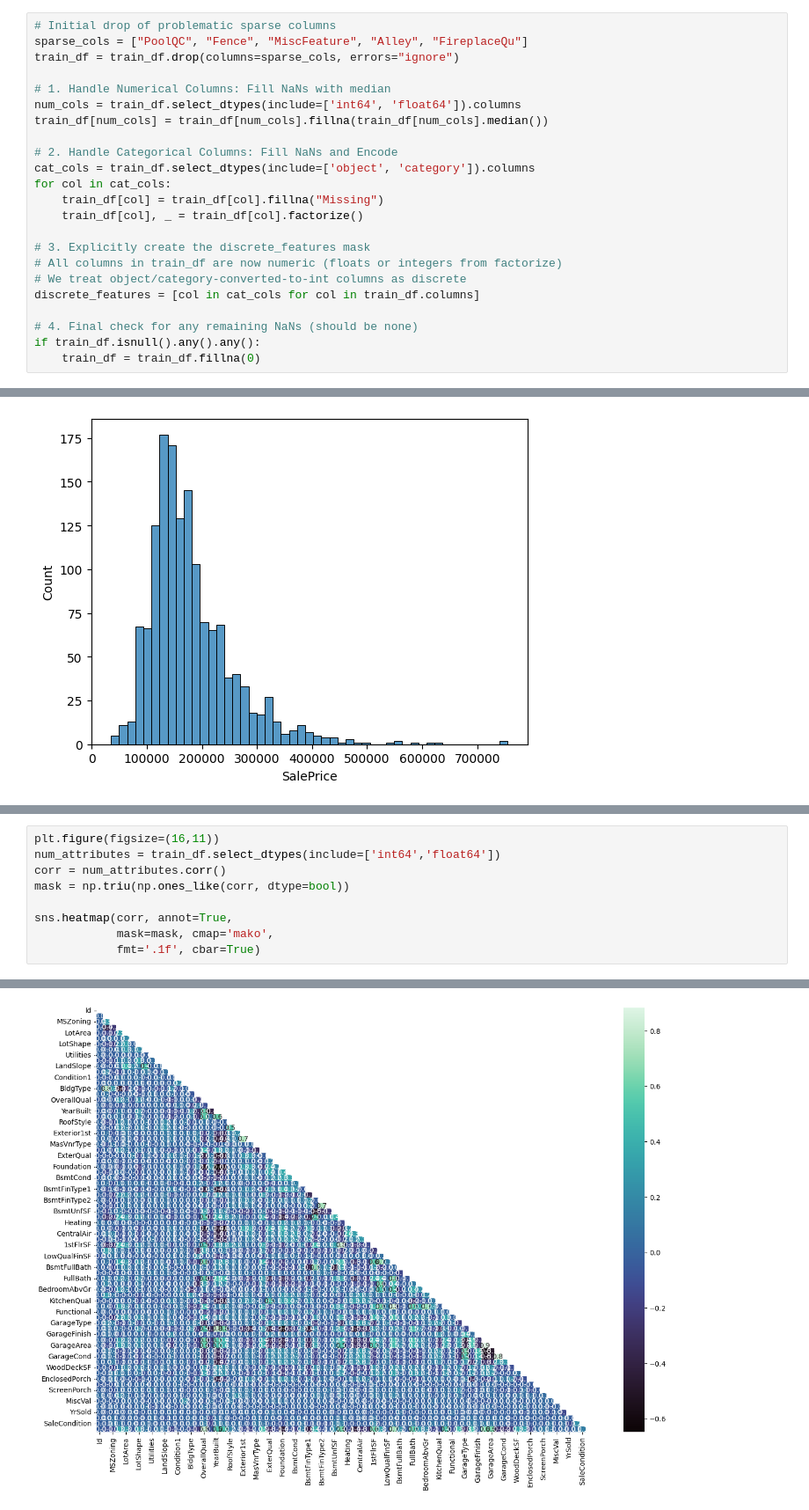
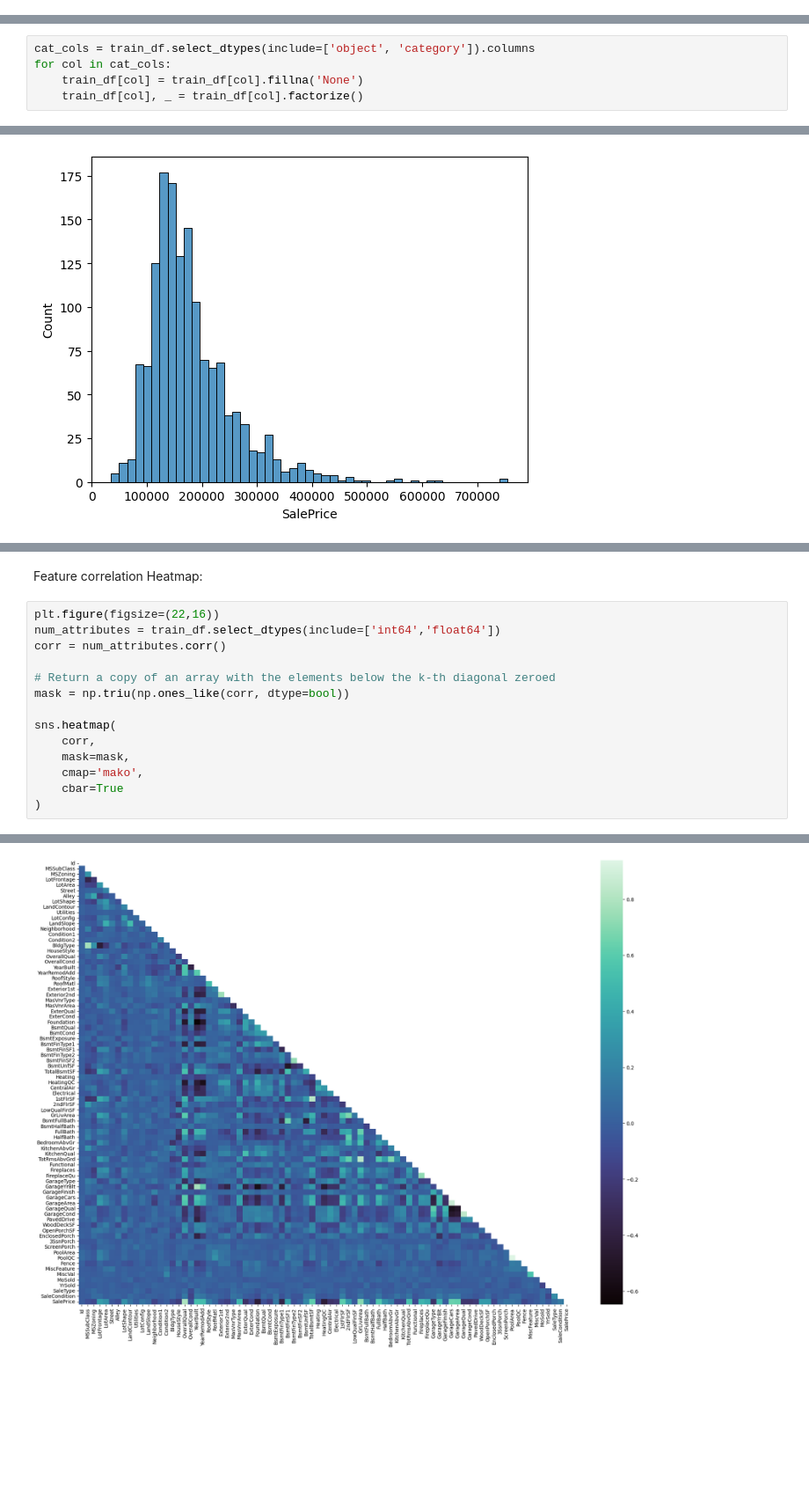
Before and after one commit to viniciusGuerras/pesquisa, a Jupyter notebook: kaggle/house-prices/notebook.ipynb, the cells around one changed output, grey strips where cells are left out. Shown at 88% size. Drawn from its saved outputs; the diff is of its cells as text; blank space fills up the shorter version.

```diff
--- a/kaggle/house-prices/notebook.ipynb
+++ b/kaggle/house-prices/notebook.ipynb
@@ -76,23 +81,0 @@ There are 38 numerical variables
-# %%
-# Initial drop of problematic sparse columns
-sparse_cols = ["PoolQC", "Fence", "MiscFeature", "Alley", "FireplaceQu"]
-train_df = train_df.drop(columns=sparse_cols, errors="ignore")
-
-# 1. Handle Numerical Columns: Fill NaNs with median
-num_cols = train_df.select_dtypes(include=['int64', 'float64']).columns
-train_df[num_cols] = train_df[num_cols].fillna(train_df[num_cols].median())
-
-# 2. Handle Categorical Columns: Fill NaNs and Encode
-cat_cols = train_df.select_dtypes(include=['object', 'category']).columns
-for col in cat_cols:
-    train_df[col] = train_df[col].fillna("Missing")
-    train_df[col], _ = train_df[col].factorize()
-
-# 3. Explicitly create the discrete_features mask
-# All columns in train_df are now numeric (floats or integers from factorize)
-# We treat object/category-converted-to-int columns as discrete
-discrete_features = [col in cat_cols for col in train_df.columns]
-
-# 4. Final check for any remaining NaNs (should be none)
-if train_df.isnull().any().any():
-    train_df = train_df.fillna(0)
@@ -98,0 +100,5 @@ if train_df.isnull().any().any():
+# %%
+cat_cols = train_df.select_dtypes(include=['object', 'category']).columns
+for col in cat_cols:
+    train_df[col] = train_df[col].fillna('None')
+    train_df[col], _ = train_df[col].factorize()
@@ -110,12 +128,19 @@ plt.show()
+# %% [markdown]
+Feature correlation Heatmap:
 # %%
-plt.figure(figsize=(16,11))
+plt.figure(figsize=(22,16))
 num_attributes = train_df.select_dtypes(include=['int64','float64'])
 corr = num_attributes.corr()
+
+# Return a copy of an array with the elements below the k-th diagonal zeroed
 mask = np.triu(np.ones_like(corr, dtype=bool))
 
-sns.heatmap(corr, annot=True,
-            mask=mask, cmap='mako',
-            fmt='.1f', cbar=True)
+sns.heatmap(
+    corr,
+    mask=mask,
+    cmap='mako',
+    cbar=True
+)
 # %% [output]
 <Axes: >
-[figure, old version]
+[figure, new version]
```
Also changed, not shown: parts of 36 cells of this notebook.
